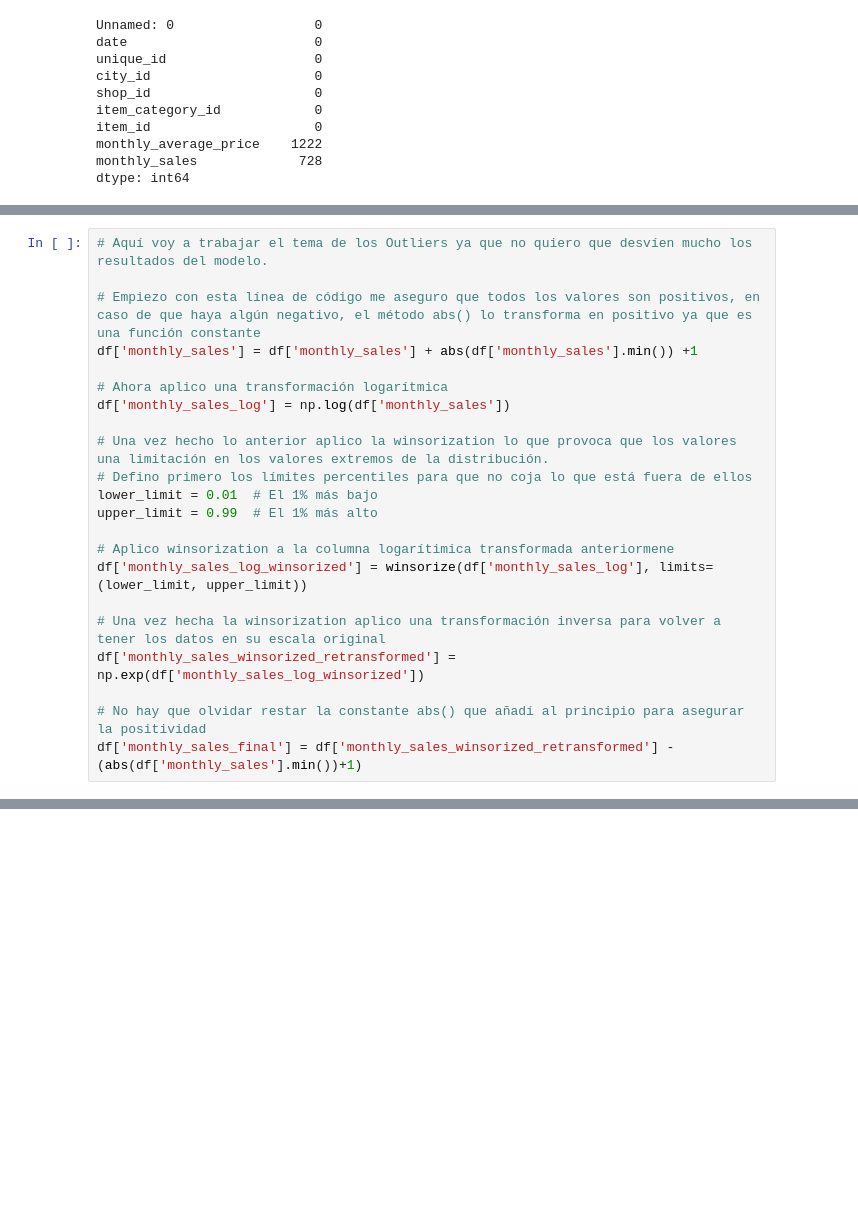
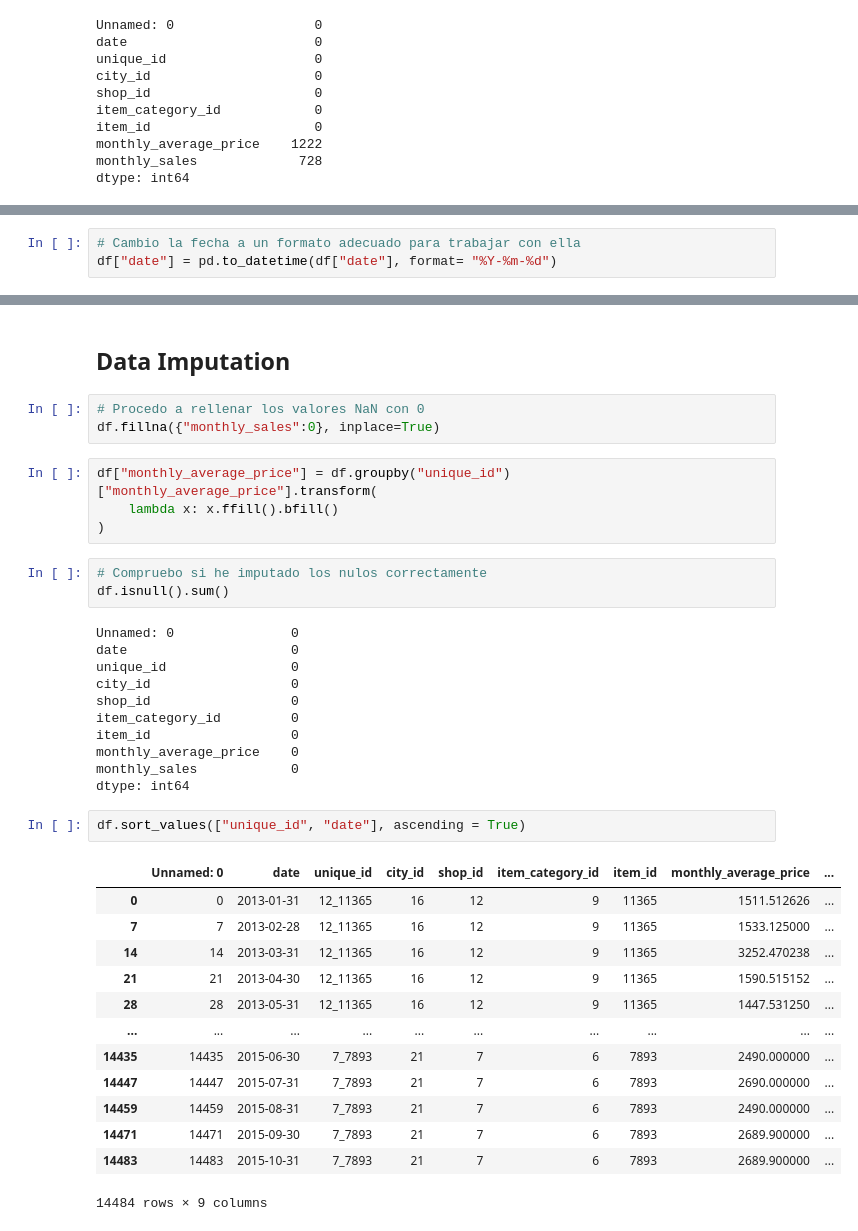
Before and after one commit to Nambu89/ML_Time_Series, a Jupyter notebook: Model_Time_Series.ipynb, the cells around one changed output, grey strips where cells are left out. Cells and saved outputs as stored; diff of their text form; blank space fills up the shorter version.

```diff
--- a/Model_Time_Series.ipynb
+++ b/Model_Time_Series.ipynb
@@ -157,22 +85,0 @@ if 'unique_id' in df_preprocessed.columns:
-# %%
-# Aquí voy a trabajar el tema de los Outliers ya que no quiero que desvíen mucho los resultados del modelo.
-
-# Empiezo con esta línea de código me aseguro que todos los valores son positivos, en caso de que haya algún negativo, el método abs() lo transforma en positivo ya que es una función constante
-df['monthly_sales'] = df['monthly_sales'] + abs(df['monthly_sales'].min()) +1
-
-# Ahora aplico una transformación logarítmica
-df['monthly_sales_log'] = np.log(df['monthly_sales'])
-
-# Una vez hecho lo anterior aplico la winsorization lo que provoca que los valores una limitación en los valores extremos de la distribución.
-# Defino primero los límites percentiles para que no coja lo que está fuera de ellos
-lower_limit = 0.01  # El 1% más bajo
-upper_limit = 0.99  # El 1% más alto
-
-# Aplico winsorization a la columna logarítimica transformada anteriormene
-df['monthly_sales_log_winsorized'] = winsorize(df['monthly_sales_log'], limits=(lower_limit, upper_limit))
-
-# Una vez hecha la winsorization aplico una transformación inversa para volver a tener los datos en su escala original
-df['monthly_sales_winsorized_retransformed'] = np.exp(df['monthly_sales_log_winsorized'])
-
-# No hay que olvidar restar la constante abs() que añadí al principio para asegurar la positividad
-df['monthly_sales_final'] = df['monthly_sales_winsorized_retransformed'] -(abs(df['monthly_sales'].min())+1)
@@ -420,0 +86,3 @@ Muestra a distribución de los residuos. En una situación ideal, este gráfico
+# %%
+# Cambio la fecha a un formato adecuado para trabajar con ella
+df["date"] = pd.to_datetime(df["date"], format= "%Y-%m-%d")
@@ -420,0 +126,39 @@ Muestra a distribución de los residuos. En una situación ideal, este gráfico
+# %% [markdown]
+## Data Imputation
+# %%
+# Procedo a rellenar los valores NaN con 0
+df.fillna({"monthly_sales":0}, inplace=True)
+# %%
+df["monthly_average_price"] = df.groupby("unique_id")["monthly_average_price"].transform(
+    lambda x: x.ffill().bfill()
+)
+# %%
+# Compruebo si he imputado los nulos correctamente
+df.isnull().sum()
+# %% [output]
+Unnamed: 0               0
+date                     0
+unique_id                0
+city_id                  0
+shop_id                  0
+item_category_id         0
+item_id                  0
+monthly_average_price    0
+monthly_sales            0
+dtype: int64
+# %%
+df.sort_values(["unique_id", "date"], ascending = True)
+# %% [output]
+|  | Unnamed: 0 | date | unique_id | city_id | shop_id | item_category_id | item_id | monthly_average_price | ... |
+| 0 | 0 | 2013-01-31 | 12_11365 | 16 | 12 | 9 | 11365 | 1511.512626 | ... |
+| 7 | 7 | 2013-02-28 | 12_11365 | 16 | 12 | 9 | 11365 | 1533.125000 | ... |
+| 14 | 14 | 2013-03-31 | 12_11365 | 16 | 12 | 9 | 11365 | 3252.470238 | ... |
+| 21 | 21 | 2013-04-30 | 12_11365 | 16 | 12 | 9 | 11365 | 1590.515152 | ... |
+| 28 | 28 | 2013-05-31 | 12_11365 | 16 | 12 | 9 | 11365 | 1447.531250 | ... |
+| ... | ... | ... | ... | ... | ... | ... | ... | ... | ... |
+| 14435 | 14435 | 2015-06-30 | 7_7893 | 21 | 7 | 6 | 7893 | 2490.000000 | ... |
+| 14447 | 14447 | 2015-07-31 | 7_7893 | 21 | 7 | 6 | 7893 | 2690.000000 | ... |
+| 14459 | 14459 | 2015-08-31 | 7_7893 | 21 | 7 | 6 | 7893 | 2490.000000 | ... |
+| 14471 | 14471 | 2015-09-30 | 7_7893 | 21 | 7 | 6 | 7893 | 2689.900000 | ... |
+| 14483 | 14483 | 2015-10-31 | 7_7893 | 21 | 7 | 6 | 7893 | 2689.900000 | ... |
+14484 rows × 9 columns
```
Also changed, not shown: parts of 51 cells of this notebook, 2 other files.
